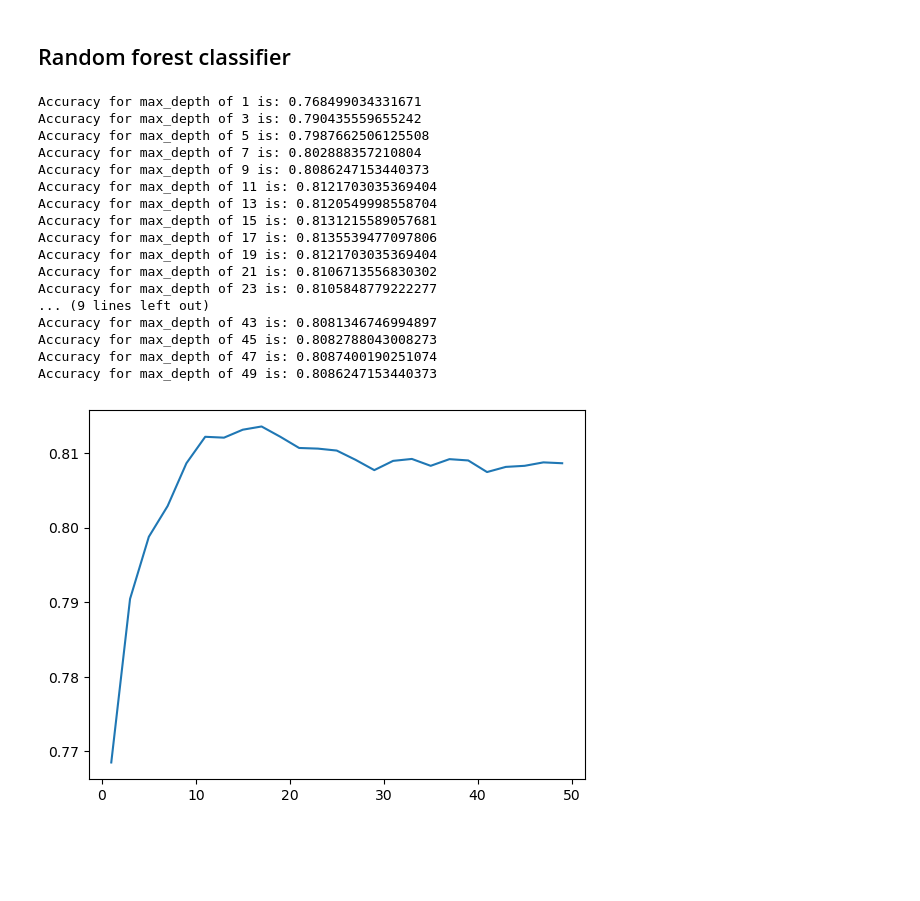
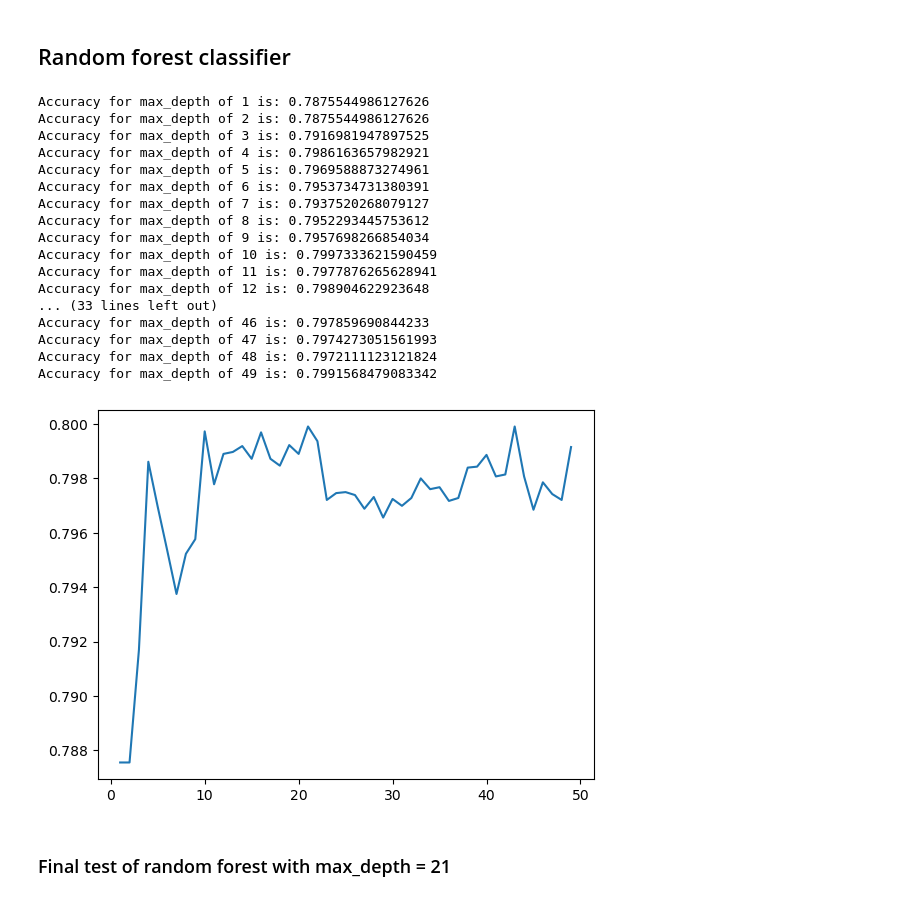
Before and after one commit to fredrikSveen/MALIS_project, a Jupyter notebook: ML_stuff.ipynb, the cells around one changed output. Saved outputs shown, nothing was run; the diff lists cells and outputs as text; code cells hidden in the pictures; blank space fills up the shorter version.

```diff
--- a/ML_stuff.ipynb
+++ b/ML_stuff.ipynb
@@ -150,0 +131,21 @@ Execution time: 72.05774402618408s
+# %%
+st = time.time()
+
+model = DecisionTreeClassifier(max_depth = 11)
+model = model.fit(X_train, y_train)
+
+predicted_value = model.predict(X_test)
+
+#To plot the actual decision tree
+#tree.plot_tree(model)
+
+accuracy = model.score(X_test, y_test)
+
+
+print(f'Accuracy for max_depth of 11 is: {accuracy}')
+
+et = time.time()
+elapsed_time = et - st
+print(f'Execution time: {elapsed_time}s')
+
+ConfusionMatrixDisplay(confusion_matrix(y_test, predicted_value)).plot()
@@ -153,49 +159,49 @@ Execution time: 72.05774402618408s
 # %%
 #Random forest classification with different values for max_depth
 acc_for_depths = []
-step_size = 2
-for i in range(1,50,step_size):
-    regressor = RandomForestClassifier(random_state = 0,
-                                       max_depth = i,
+for i in range(1,50):
+    model = RandomForestClassifier(max_depth = i,
                                        oob_score=True,
                                        max_features="sqrt")
 
     # fit the regressor with x and y data
-    regressor.fit(X_train, y_train)
+    model.fit(X_train, y_train)
 
-    y_pred = regressor.predict(X_val)  # test the output by changing values
+    y_pred = model.predict(X_val)  # test the output by changing values
     #print(y_pred)
 
     #print("accuracy on training set: %f" % regressor.score(X_train, y_train))
     #print("accuracy on validation set: %f" % regressor.score(X_val, y_val))
 
     # Create confusion matrix
     #confusion = confusion_matrix(y_val, y_pred)
     #ConfusionMatrixDisplay(confusion).plot()
     # Display accuracy score
-    accuracy = accuracy_score(y_val, y_pred)
+    accuracy = model.score(X_val, y_val)
     print(f'Accuracy for max_depth of {i} is: {accuracy}')
     acc_for_depths.append(accuracy)
 
-plt.plot(range(1,50,step_size), acc_for_depths)
+plt.plot(range(1,50), acc_for_depths)
 plt.show()
 # %% [output]
-Accuracy for max_depth of 1 is: 0.768499034331671
-Accuracy for max_depth of 3 is: 0.790435559655242
-Accuracy for max_depth of 5 is: 0.7987662506125508
-Accuracy for max_depth of 7 is: 0.802888357210804
-Accuracy for max_depth of 9 is: 0.8086247153440373
-Accuracy for max_depth of 11 is: 0.8121703035369404
-Accuracy for max_depth of 13 is: 0.8120549998558704
-Accuracy for max_depth of 15 is: 0.8131215589057681
-Accuracy for max_depth of 17 is: 0.8135539477097806
-Accuracy for max_depth of 19 is: 0.8121703035369404
-Accuracy for max_depth of 21 is: 0.8106713556830302
-Accuracy for max_depth of 23 is: 0.8105848779222277
-... (9 lines left out)
-Accuracy for max_depth of 43 is: 0.8081346746994897
-Accuracy for max_depth of 45 is: 0.8082788043008273
-Accuracy for max_depth of 47 is: 0.8087400190251074
-Accuracy for max_depth of 49 is: 0.8086247153440373
+Accuracy for max_depth of 1 is: 0.7875544986127626
+Accuracy for max_depth of 2 is: 0.7875544986127626
+Accuracy for max_depth of 3 is: 0.7916981947897525
+Accuracy for max_depth of 4 is: 0.7986163657982921
+Accuracy for max_depth of 5 is: 0.7969588873274961
+Accuracy for max_depth of 6 is: 0.7953734731380391
+Accuracy for max_depth of 7 is: 0.7937520268079127
+Accuracy for max_depth of 8 is: 0.7952293445753612
+Accuracy for max_depth of 9 is: 0.7957698266854034
+Accuracy for max_depth of 10 is: 0.7997333621590459
+Accuracy for max_depth of 11 is: 0.7977876265628941
+Accuracy for max_depth of 12 is: 0.798904622923648
+... (33 lines left out)
+Accuracy for max_depth of 46 is: 0.797859690844233
+Accuracy for max_depth of 47 is: 0.7974273051561993
+Accuracy for max_depth of 48 is: 0.7972111123121824
+Accuracy for max_depth of 49 is: 0.7991568479083342
-[figure, old version]
+[figure, new version]
+# %% [markdown]
+### Final test of random forest with max_depth = 21
 # %%
```
Also changed, not shown: parts of 10 cells of this notebook.
